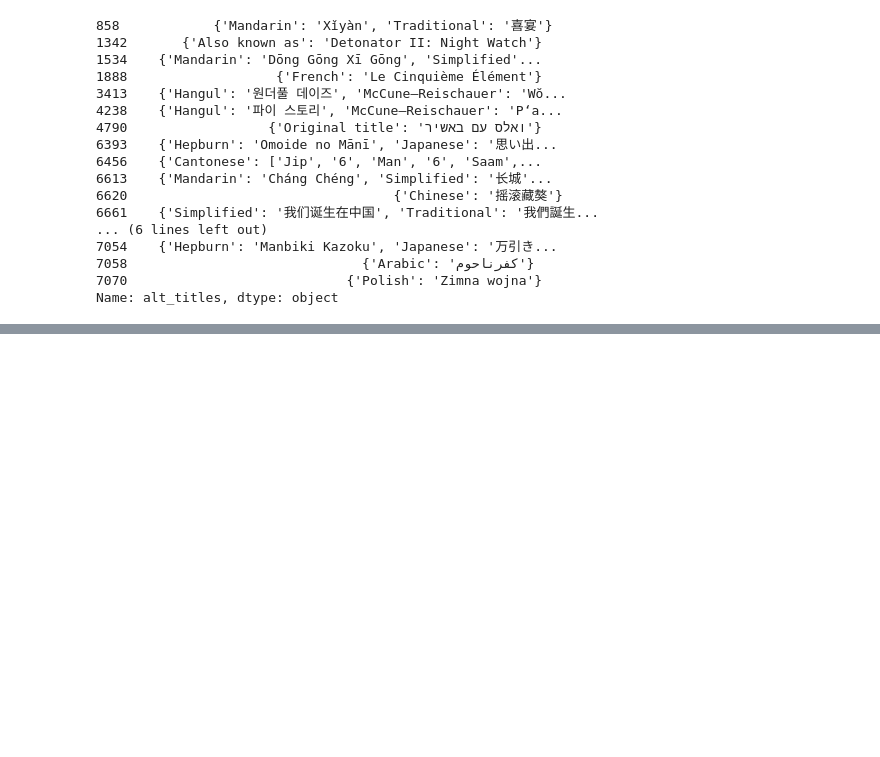
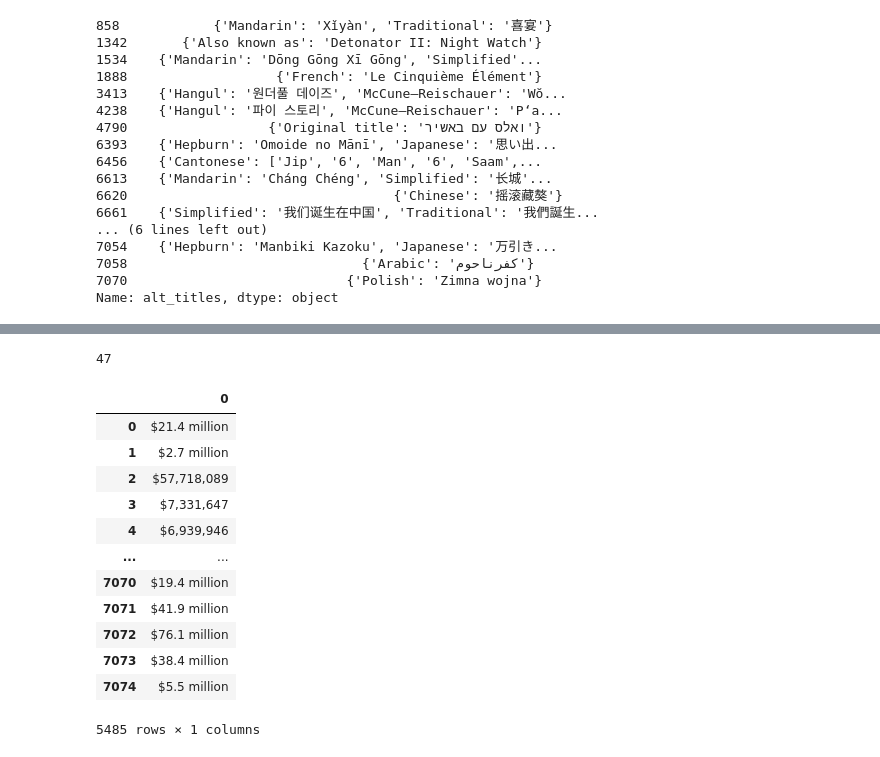
Before and after one commit to yingko123/Movies-ETL, a Jupyter notebook: movie_ETL.ipynb, the cells around one changed output, grey strips where cells are left out. Drawn from its saved outputs; the diff is of its cells as text; code cells hidden in the pictures; blank space fills up the shorter version.

```diff
--- a/movie_ETL.ipynb
+++ b/movie_ETL.ipynb
@@ -382,0 +489,9 @@ Name: alt_titles, dtype: object
+# %%
+# Extract IMDb ID from IMDb link to new 'imdb_id' column
+wiki_movies_df['imdb_id'] = wiki_movies_df['imdb_link'].str.extract(r'(tt\d{7})')
+print(len(wiki_movies_df))
+# Eliminate rows with duplicate IMDb Id
+# Diff of row numbers <len(wiki_movies_df)> indicate number of duplicated row (dropped)
+wiki_movies_df.drop_duplicates(subset='imdb_id', inplace=True)
+print(len(wiki_movies_df))
+wiki_movies_df.head()
@@ -382,0 +549,5 @@ Name: alt_titles, dtype: object
+# %%
+# list of columns to keep: with at least 90% of column has value
+wiki_columns_to_keep_l = [column for column in wiki_movies_df.columns if wiki_movies_df[column].isnull().sum() < len(wiki_movies_df) * 0.9]
+# Adj wiki_movies_df data frame to only include "keep" columns
+wiki_movies_df = wiki_movies_df[wiki_columns_to_keep]
@@ -382,0 +584,3 @@ Name: alt_titles, dtype: object
+# %%
+# drop any na value in 'Box office' column (no NaN value)
+box_office_l = wiki_movies_df['Box office'].dropna()
@@ -382,0 +651,6 @@ Name: alt_titles, dtype: object
+# %%
+# remove list items in the 'box_office_l' column, replace with string with ' ' between words
+# 54      [$6,698,361 (, United States, ), [2]] to...
+# 54      $6,698,361 ( United States ) [2]
+
+box_office_s = box_office_l.apply(lambda x: ' '.join(x) if type(x) == list else x)
@@ -382,0 +739,4 @@ Name: alt_titles, dtype: object
+# %%
+box_office_s[~matches_form_one_s & ~matches_form_two_s].count()
+# %% [output]
+47
@@ -382,0 +753,17 @@ Name: alt_titles, dtype: object
+# %%
+# Extract string value of box_office_s
+box_office_s.str.extract(f'({form_one}|{form_two})')
+# %% [output]
+|  | 0 |
+| 0 | $21.4 million |
+| 1 | $2.7 million |
+| 2 | $57,718,089 |
+| 3 | $7,331,647 |
+| 4 | $6,939,946 |
+| ... | ... |
+| 7070 | $19.4 million |
+| 7071 | $41.9 million |
+| 7072 | $76.1 million |
+| 7073 | $38.4 million |
+| 7074 | $5.5 million |
+5485 rows × 1 columns
```
Also changed, not shown: parts of 82 cells of this notebook.
